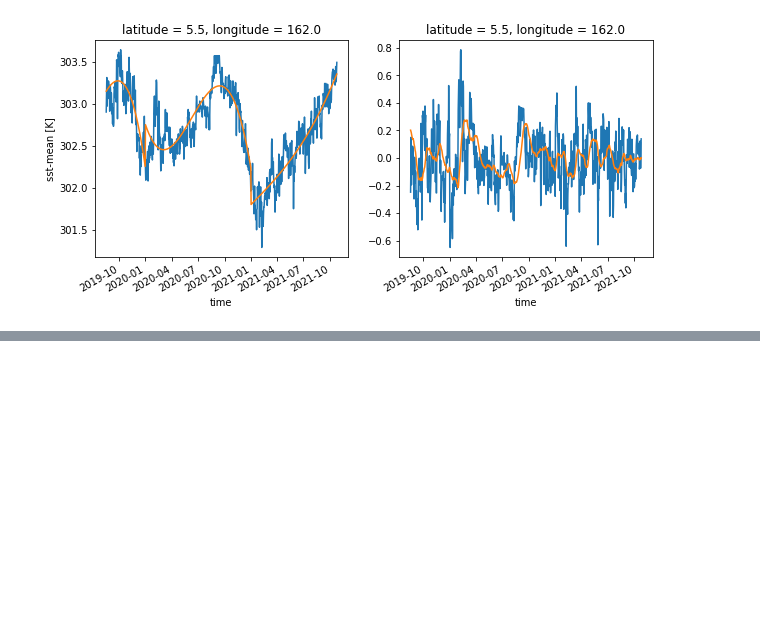
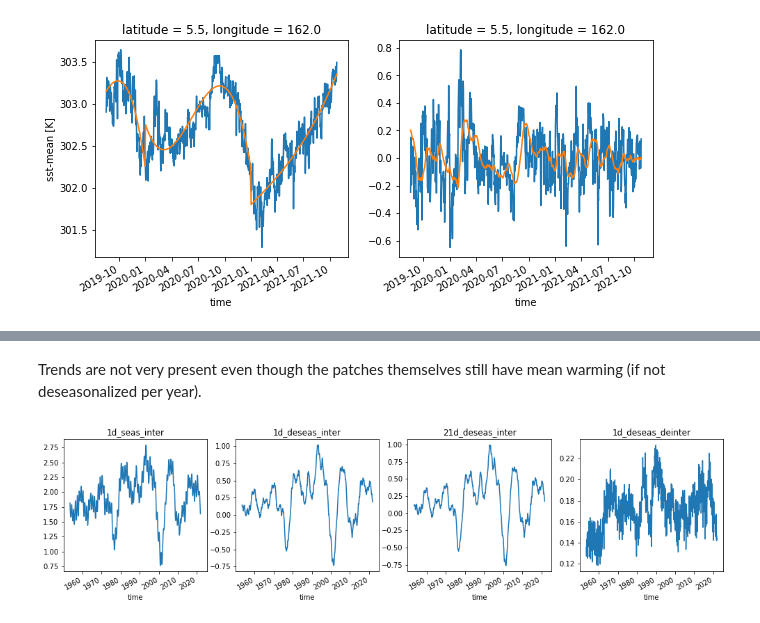
Before and after one commit to chiemvs/telegates, a Jupyter notebook: Explore.ipynb, the cells around one changed output, grey strips where cells are left out. Cells and saved outputs as stored; diff of their text form; code cells hidden in the pictures; blank space fills up the shorter version.

```diff
--- a/Explore.ipynb
+++ b/Explore.ipynb
@@ -170,0 +194,11 @@ detrended[-000,:,:].plot()
+# %% [markdown]
+Trends are not very present even though the patches themselves still have mean warming (if not deseasonalized per year).
+# %%
+fig, axes = plt.subplots(ncols = len(indices), figsize = (17,3.5))
+
+for i, (key,idx) in enumerate(indices.items()):
+    ax = axes[i]
+    idx.rolling({'time':1200}).mean().plot(ax = ax)
+    ax.set_title(key)
+# %% [output]
+[figure, added]
```
Also changed, not shown: parts of 37 cells of this notebook, 1 other file.
